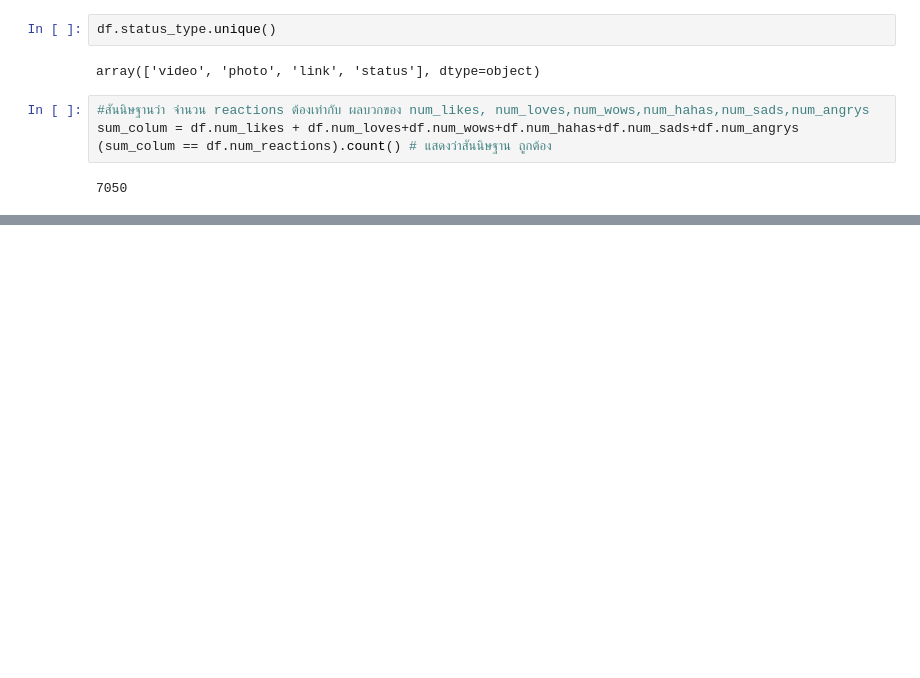
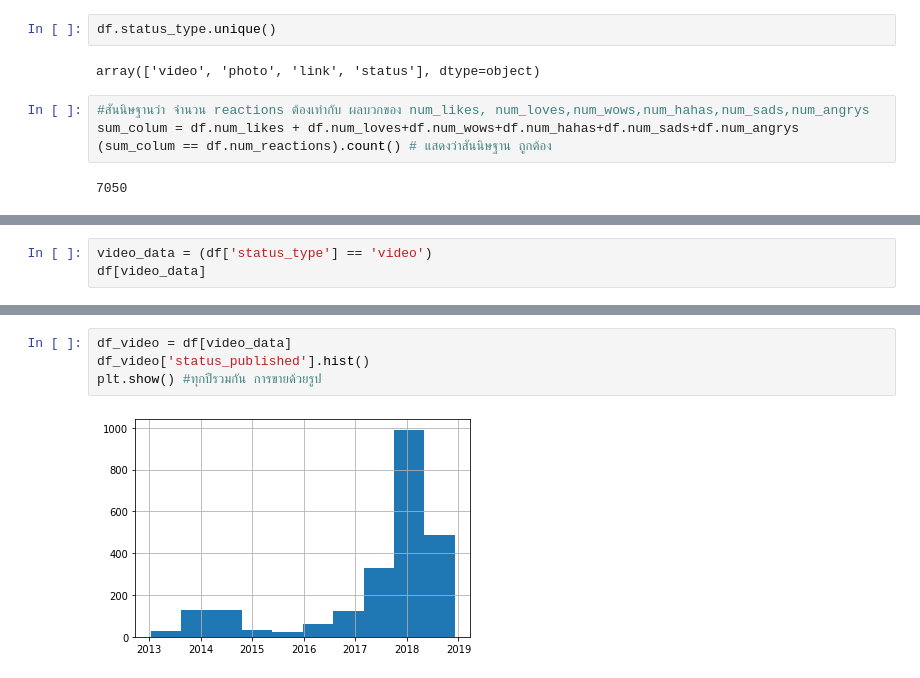
Before and after one commit to CakeNuthep/Super_AI, a Jupyter notebook: Data_Analysis.ipynb, the cells around one changed output, grey strips where cells are left out. Saved outputs shown, nothing was run; the diff lists cells and outputs as text; blank space fills up the shorter version.

```diff
--- a/Data_Analysis.ipynb
+++ b/Data_Analysis.ipynb
@@ -142,0 +196,3 @@ sum_colum = df.num_likes + df.num_loves+df.num_wows+df.num_hahas+df.num_sads+df.
+# %%
+video_data = (df['status_type'] == 'video')
+df[video_data]
@@ -142,0 +213,6 @@ sum_colum = df.num_likes + df.num_loves+df.num_wows+df.num_hahas+df.num_sads+df.
+# %%
+df_video = df[video_data]
+df_video['status_published'].hist()
+plt.show() #ทุกปีรวมกัน การขายด้วยรูป
+# %% [output]
+[figure, added]
```
Also changed, not shown: parts of 24 cells of this notebook.
